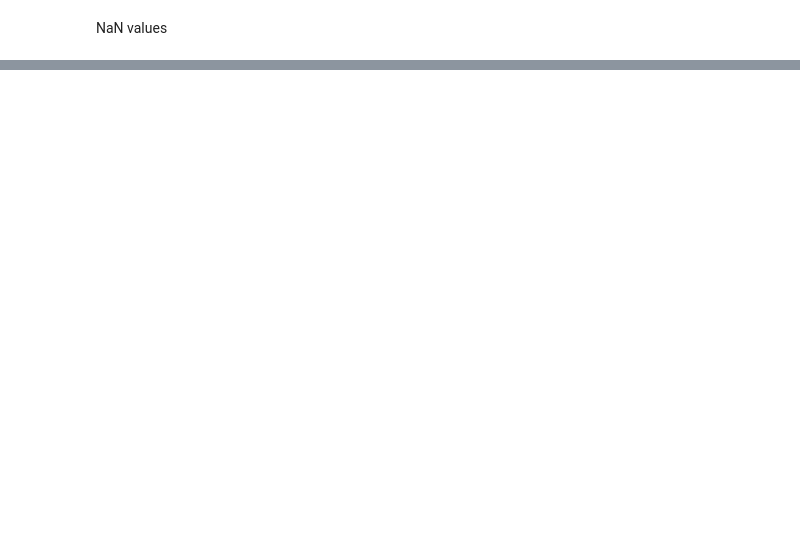
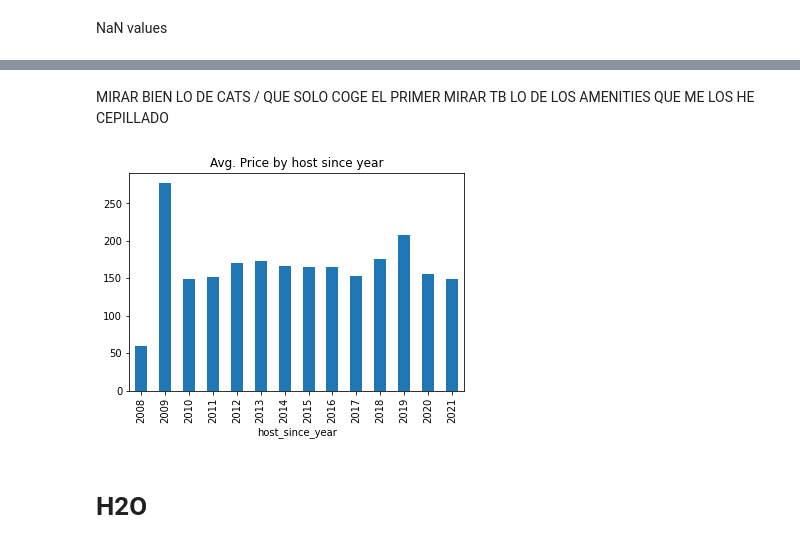
Before and after one commit to VictorPablo12/ML_kaggle_competition, a Jupyter notebook: LIMPIO.ipynb, the cells around one changed output, grey strips where cells are left out. Saved outputs shown, nothing was run; the diff lists cells and outputs as text; code cells hidden in the pictures; blank space fills up the shorter version.

```diff
--- a/LIMPIO.ipynb
+++ b/LIMPIO.ipynb
@@ -71,0 +296,12 @@ nan_rank[nan_rank.values > 0].sort_values(ascending=False)
+# %% [markdown]
+MIRAR BIEN LO DE CATS / QUE SOLO COGE EL PRIMER
+MIRAR TB LO DE LOS AMENITIES QUE ME LOS HE CEPILLADO
+# %%
+avg_price_host_since = train.groupby('host_since_year').mean()["price"]
+avg_price_host_since.plot(kind="bar")
+plt.title("Avg. Price by host since year")
+plt.show()
+# %% [output]
+[figure, added]
+# %% [markdown]
+# H2O
```
Also changed, not shown: parts of 43 cells of this notebook.
